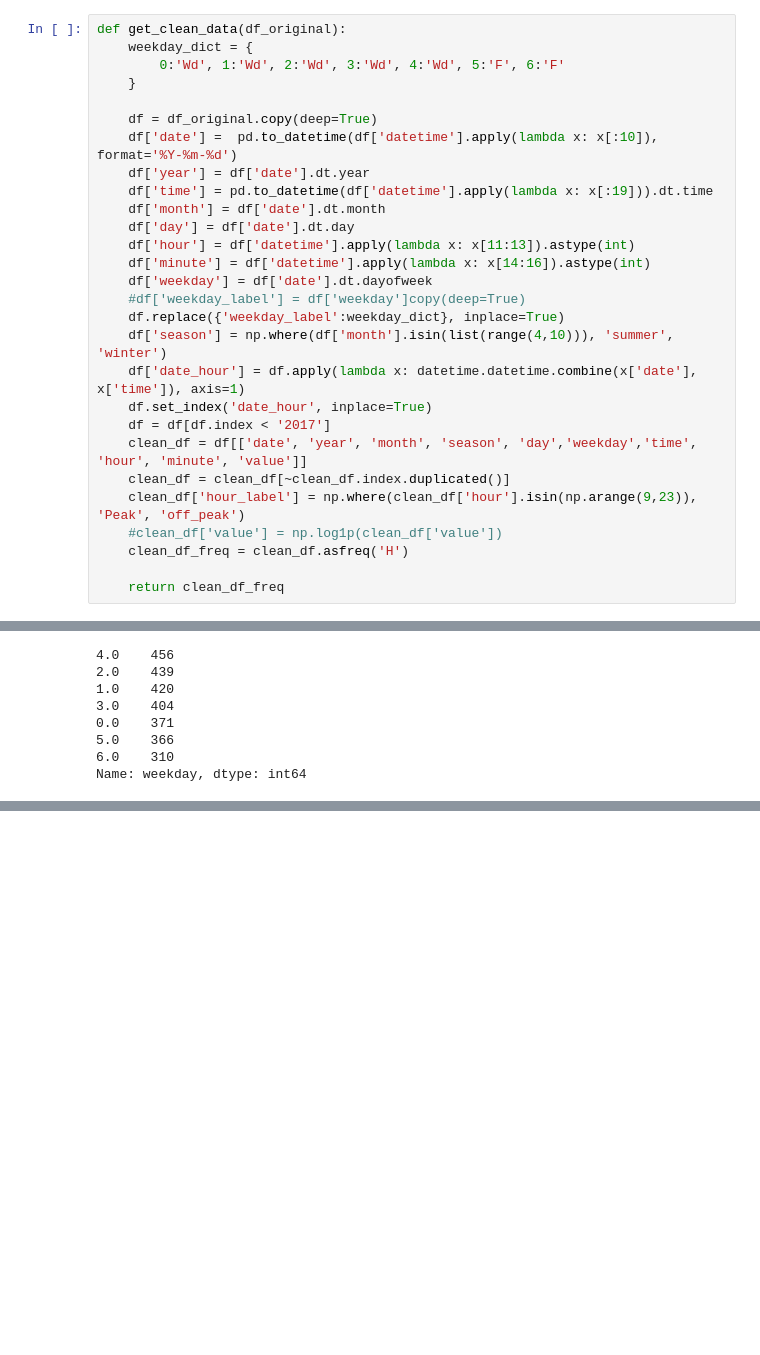
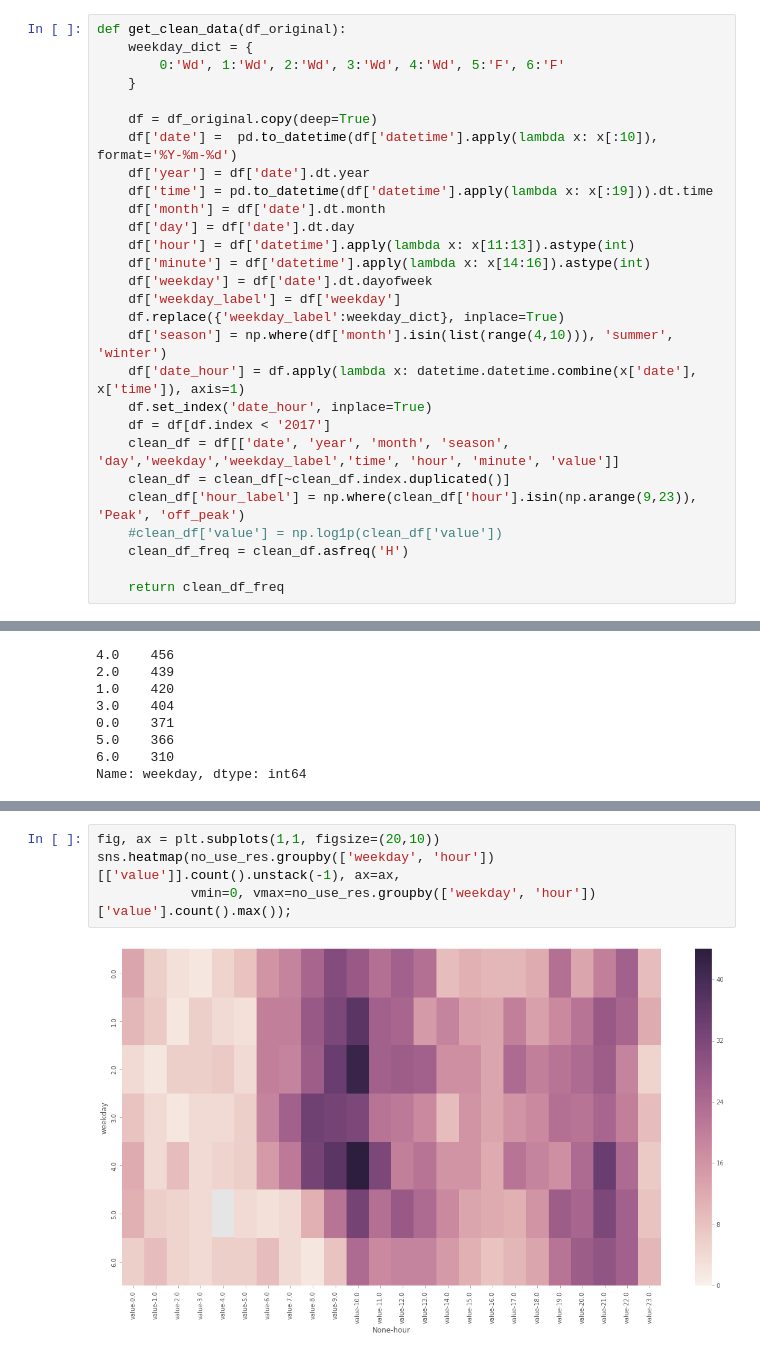
Before and after one commit to NonoMalpi/Secondary_band, a Jupyter notebook: Secondary reserve up utilisation.ipynb, the cells around one changed output, grey strips where cells are left out. Drawn from its saved outputs; the diff is of its cells as text; blank space fills up the shorter version.

```diff
--- a/Secondary reserve up utilisation.ipynb
+++ b/Secondary reserve up utilisation.ipynb
@@ -22,13 +23,13 @@ def get_clean_data(df_original):
     df['hour'] = df['datetime'].apply(lambda x: x[11:13]).astype(int)
     df['minute'] = df['datetime'].apply(lambda x: x[14:16]).astype(int)
     df['weekday'] = df['date'].dt.dayofweek
-    #df['weekday_label'] = df['weekday']copy(deep=True)
+    df['weekday_label'] = df['weekday']
     df.replace({'weekday_label':weekday_dict}, inplace=True)
     df['season'] = np.where(df['month'].isin(list(range(4,10))), 'summer', 'winter')
     df['date_hour'] = df.apply(lambda x: datetime.datetime.combine(x['date'], x['time']), axis=1)
     df.set_index('date_hour', inplace=True)
     df = df[df.index < '2017']
-    clean_df = df[['date', 'year', 'month', 'season', 'day','weekday','time', 'hour', 'minute', 'value']]
+    clean_df = df[['date', 'year', 'month', 'season', 'day','weekday','weekday_label','time', 'hour', 'minute', 'value']]
     clean_df = clean_df[~clean_df.index.duplicated()]
     clean_df['hour_label'] = np.where(clean_df['hour'].isin(np.arange(9,23)), 'Peak', 'off_peak')
     #clean_df['value'] = np.log1p(clean_df['value'])
@@ -89,0 +97,6 @@ Name: weekday, dtype: int64
+# %%
+fig, ax = plt.subplots(1,1, figsize=(20,10))
+sns.heatmap(no_use_res.groupby(['weekday', 'hour'])[['value']].count().unstack(-1), ax=ax,
+            vmin=0, vmax=no_use_res.groupby(['weekday', 'hour'])['value'].count().max());
+# %% [output]
+[figure, added]
```
Also changed, not shown: parts of 3 cells of this notebook.
